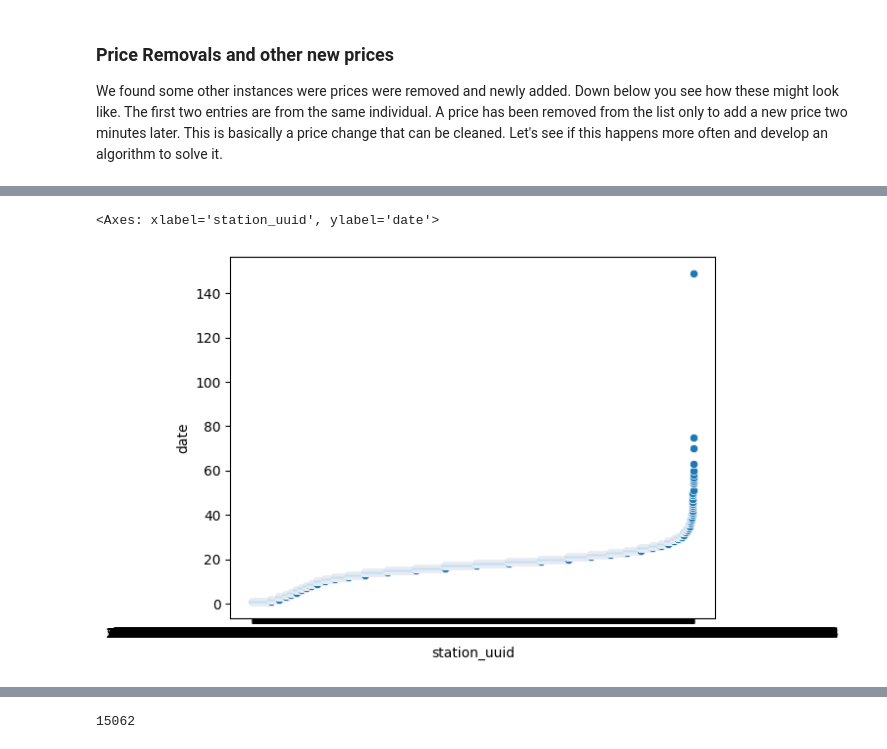
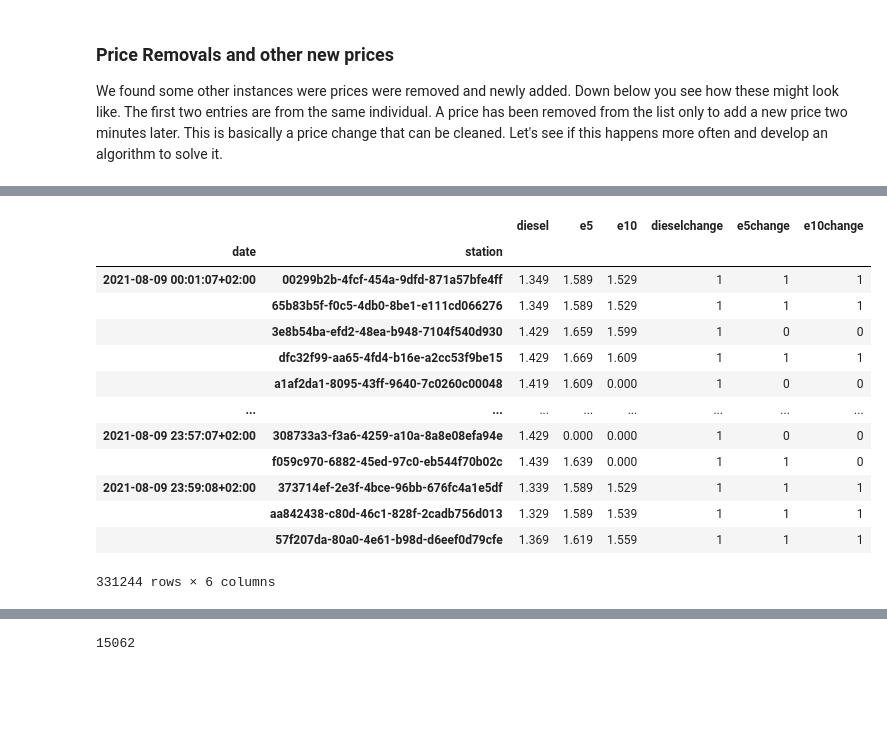
Before and after one commit to petrol-price-predictor/jurassic-juice-juggler, a Jupyter notebook: eda_prices.ipynb, the cells around one changed output, grey strips where cells are left out. Drawn from its saved outputs; the diff is of its cells as text; code cells hidden in the pictures; blank space fills up the shorter version.

```diff
--- a/eda_prices.ipynb
+++ b/eda_prices.ipynb
@@ -437,6 +390,17 @@ prices_data.query('dieselchange==3 or e5change==3 or e10change==3')
-# %%
-changes = prices_data.groupby('station_uuid').count().sort_values('date')
-sns.scatterplot(changes.date)
-# %% [output]
-<Axes: xlabel='station_uuid', ylabel='date'>
-[figure, removed]
+# %%
+prices_sample
+# %% [output]
+|  |  | diesel | e5 | e10 | dieselchange | e5change | e10change |
+| date | station |  |  |  |  |  |  |
+| 2021-08-09 00:01:07+02:00 | 00299b2b-4fcf-454a-9dfd-871a57bfe4ff | 1.349 | 1.589 | 1.529 | 1 | 1 | 1 |
+|  | 65b83b5f-f0c5-4db0-8be1-e111cd066276 | 1.349 | 1.589 | 1.529 | 1 | 1 | 1 |
+|  | 3e8b54ba-efd2-48ea-b948-7104f540d930 | 1.429 | 1.659 | 1.599 | 1 | 0 | 0 |
+|  | dfc32f99-aa65-4fd4-b16e-a2cc53f9be15 | 1.429 | 1.669 | 1.609 | 1 | 1 | 1 |
+|  | a1af2da1-8095-43ff-9640-7c0260c00048 | 1.419 | 1.609 | 0.000 | 1 | 0 | 0 |
+| ... | ... | ... | ... | ... | ... | ... | ... |
+| 2021-08-09 23:57:07+02:00 | 308733a3-f3a6-4259-a10a-8a8e08efa94e | 1.429 | 0.000 | 0.000 | 1 | 0 | 0 |
+|  | f059c970-6882-45ed-97c0-eb544f70b02c | 1.439 | 1.639 | 0.000 | 1 | 1 | 0 |
+| 2021-08-09 23:59:08+02:00 | 373714ef-2e3f-4bce-96bb-676fc4a1e5df | 1.339 | 1.589 | 1.529 | 1 | 1 | 1 |
+|  | aa842438-c80d-46c1-828f-2cadb756d013 | 1.329 | 1.589 | 1.539 | 1 | 1 | 1 |
+|  | 57f207da-80a0-4e61-b98d-d6eef0d79cfe | 1.369 | 1.619 | 1.559 | 1 | 1 | 1 |
+331244 rows × 6 columns
```
Also changed, not shown: parts of 22 cells of this notebook.
